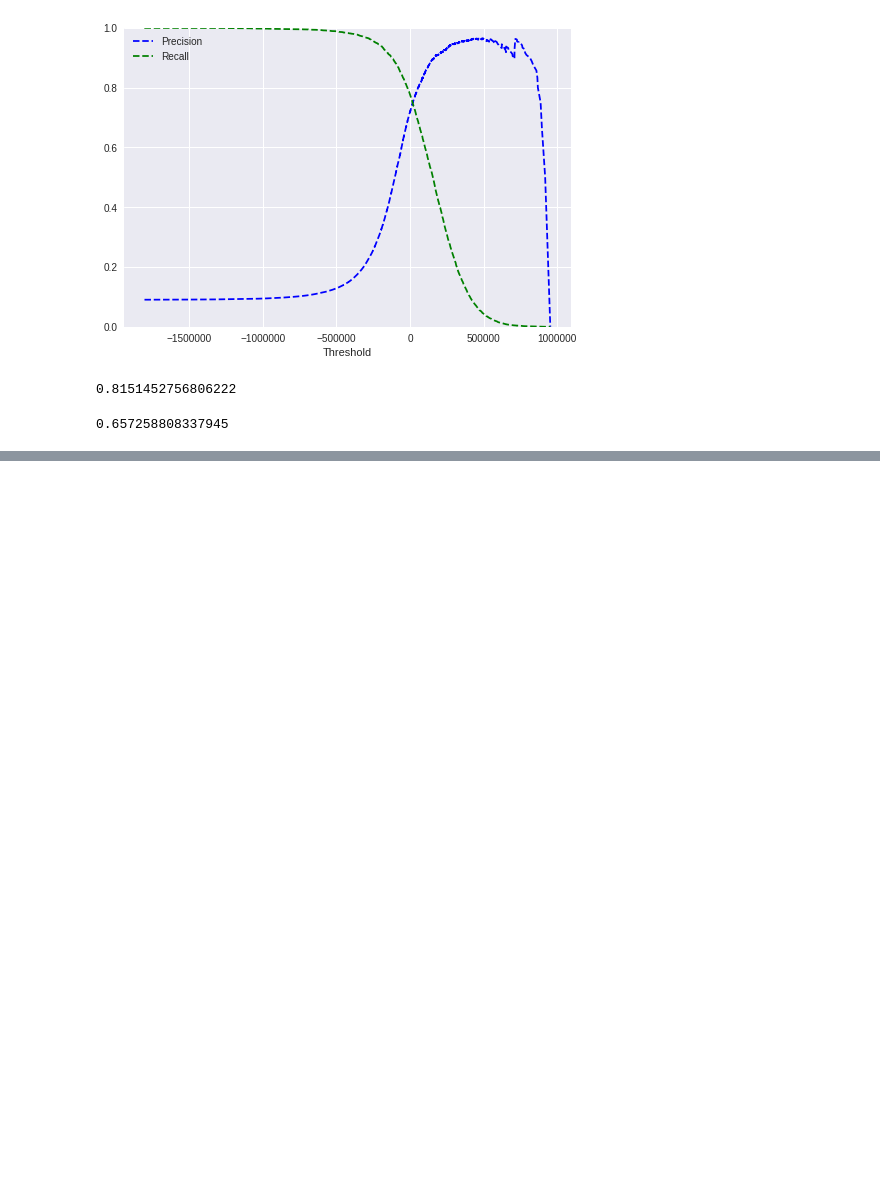
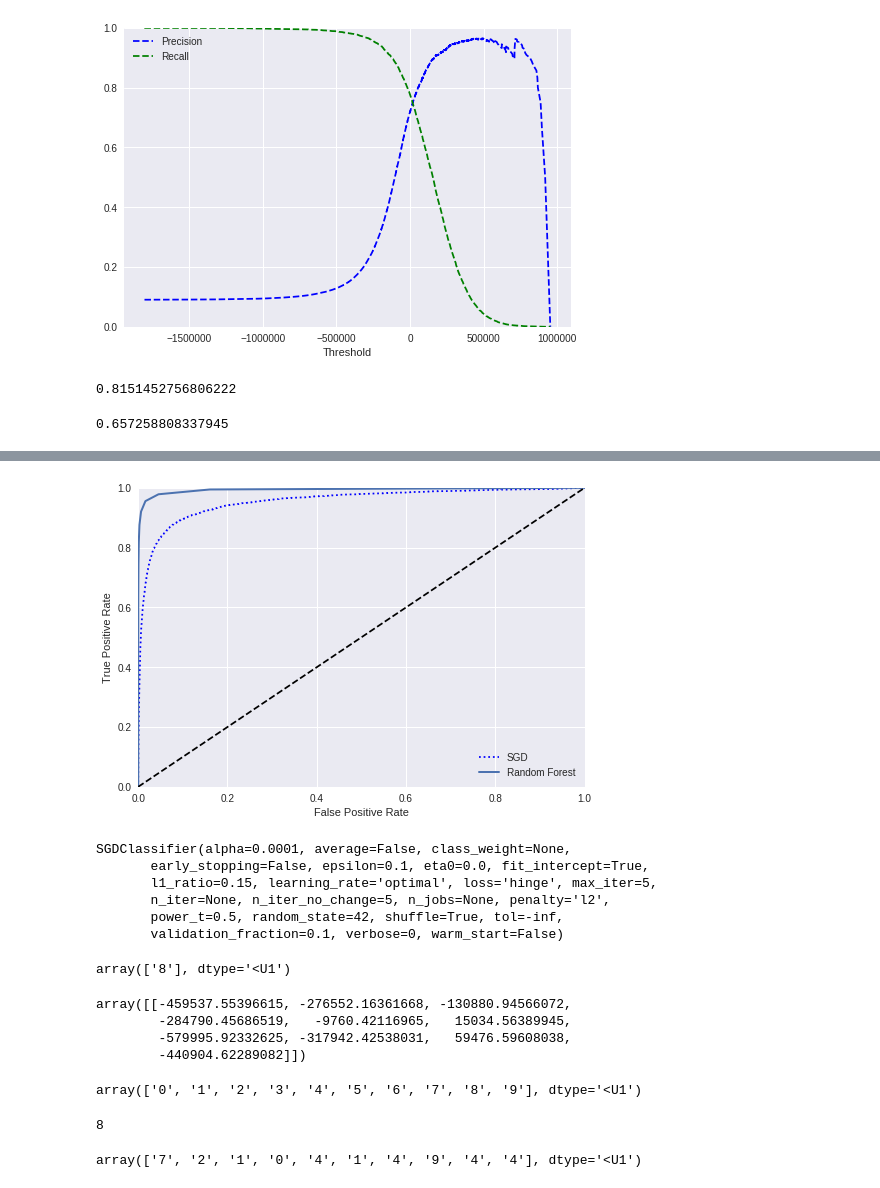
Before and after one commit to sreeram-venkitesh/handson-ml-with-scikitlearn-and-tensorflow, a Jupyter notebook: MNIST.ipynb, the cells around one changed output, grey strips where cells are left out. Saved outputs shown, nothing was run; the diff lists cells and outputs as text; code cells hidden in the pictures; blank space fills up the shorter version.

```diff
--- a/MNIST.ipynb
+++ b/MNIST.ipynb
@@ -152,0 +179,43 @@ recall_score(y_train_5,y_train_pred_90)
+# %%
+y_scores_forest = y_probas_forest[:,1]
+fpr_forest, tpr_forest, thresholds_forest = roc_curve(y_train_5,y_scores_forest)
+
+plt.plot(fpr,tpr,"b:",label="SGD")
+plot_roc_curve(fpr_forest,tpr_forest,"Random Forest")
+plt.legend(loc="lower right")
+plt.show()
+# %% [output]
+[figure, added]
+# %%
+sgd_clf.fit(x_train,y_train)
+# %% [output]
+SGDClassifier(alpha=0.0001, average=False, class_weight=None,
+       early_stopping=False, epsilon=0.1, eta0=0.0, fit_intercept=True,
+       l1_ratio=0.15, learning_rate='optimal', loss='hinge', max_iter=5,
+       n_iter=None, n_iter_no_change=5, n_jobs=None, penalty='l2',
+       power_t=0.5, random_state=42, shuffle=True, tol=-inf,
+       validation_fraction=0.1, verbose=0, warm_start=False)
+# %%
+sgd_clf.predict([some_digit])
+# %% [output]
+array(['8'], dtype='<U1')
+# %%
+some_digit_scores = sgd_clf.decision_function([some_digit])
+some_digit_scores
+# %% [output]
+array([[-459537.55396615, -276552.16361668, -130880.94566072,
+        -284790.45686519,   -9760.42116965,   15034.56389945,
+        -579995.92332625, -317942.42538031,   59476.59608038,
+        -440904.62289082]])
+# %%
+sgd_clf.classes_
+# %% [output]
+array(['0', '1', '2', '3', '4', '5', '6', '7', '8', '9'], dtype='<U1')
+# %%
+np.argmax(some_digit_scores)
+# %% [output]
+8
+# %%
+sgd_clf.predict(x_test[:10])
+# %% [output]
+array(['7', '2', '1', '0', '4', '1', '4', '9', '4', '4'], dtype='<U1')
```
Also changed, not shown: parts of 11 cells of this notebook.
